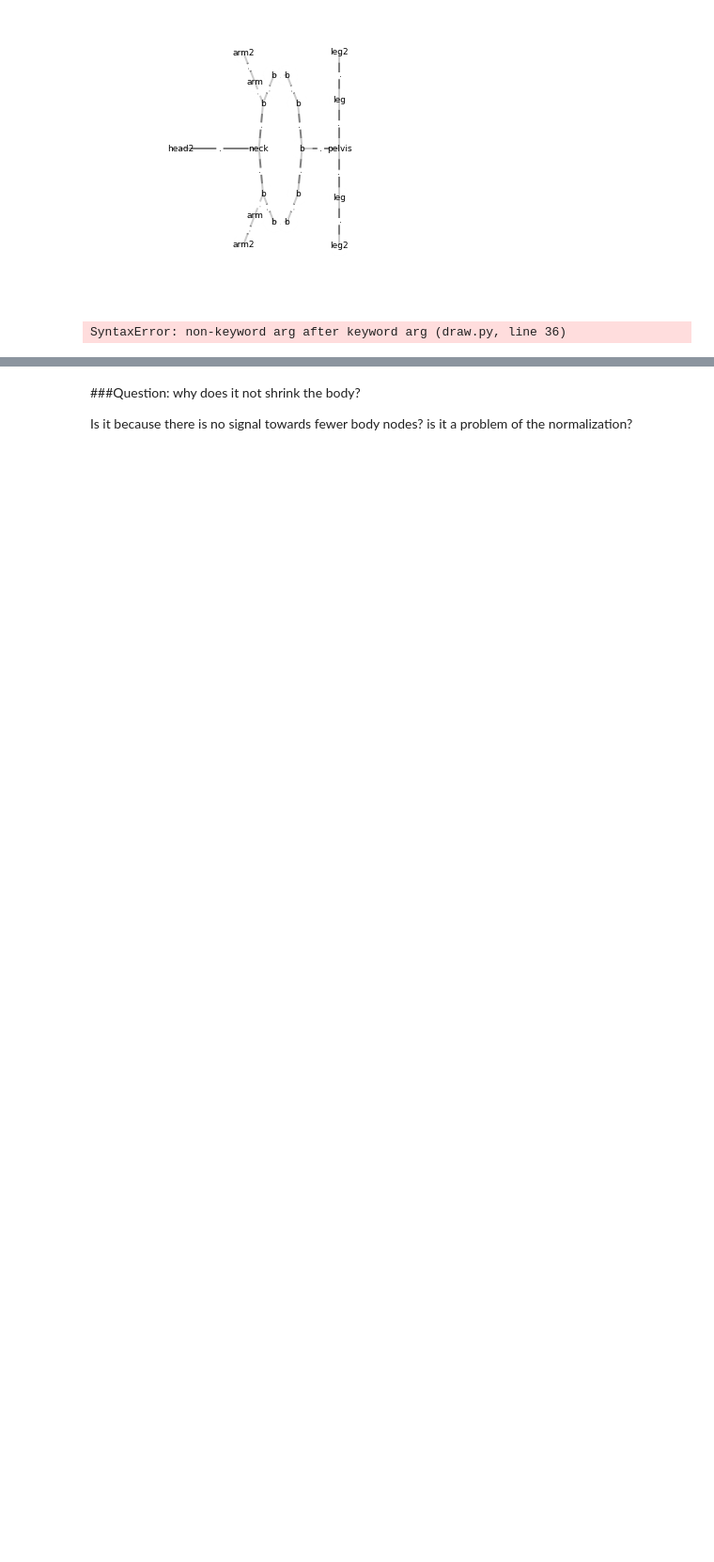
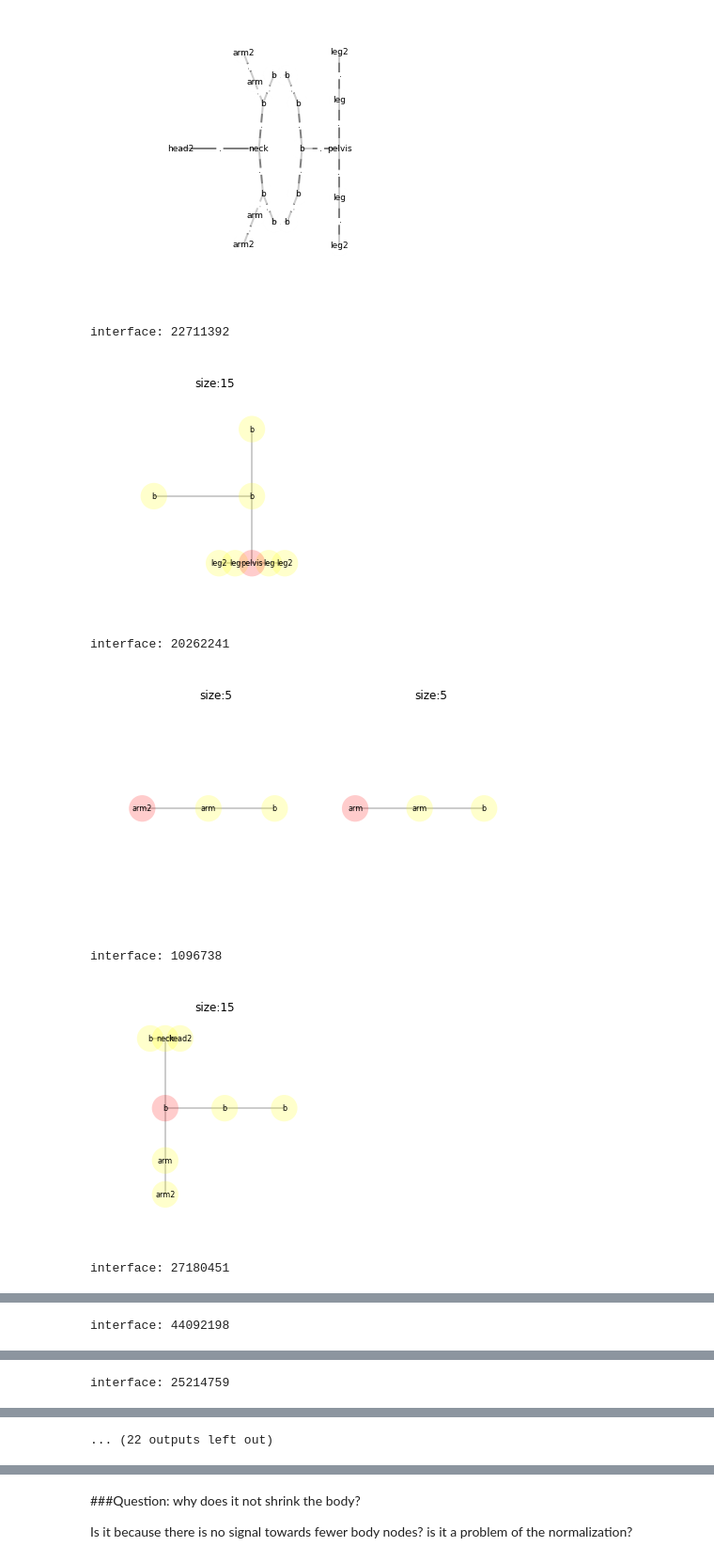
Before and after one commit to fabriziocosta/GraphLearn, a Jupyter notebook: example/StickFigure.ipynb, the cells around one changed output, grey strips where cells are left out. Shown at 94% size. Saved outputs shown, nothing was run; the diff lists cells and outputs as text; code cells hidden in the pictures; blank space fills up the shorter version.

```diff
--- a/example/StickFigure.ipynb
+++ b/example/StickFigure.ipynb
@@ -112,8 +115,17 @@ gr = [g2,g1,g1,g1,g1,g1]
 
 sampler=gl.GraphLearnSampler(radius_list=[0],thickness_list=[2], complexity=3)
 sampler.fit(gr,n_jobs=-1, core_interface_pair_remove_threshold=1, interface_remove_threshold=1)
-
-myutils.draw_grammar(sampler.local_substitutable_graph_grammar.grammar,5)
-myutils.draw_grammar_stats(sampler.local_substitutable_graph_grammar.grammar)
-# %% [output]
-SyntaxError: non-keyword arg after keyword arg (draw.py, line 36)
+# %%
+myutils.draw_grammar(sampler.local_substitutable_graph_grammar.grammar,n_productions=None,
+                     n_graphs_per_line=7, size=4,
+                     colormap='autumn', invert_colormap=True, font_size=8,
+                     vertex_alpha=0.2, edge_alpha=0.2, node_size=800,
+                     prog='circo', size_x_to_y_ratio=3)
+# %% [output]
+interface: 22711392
+[figure, added]
+interface: 20262241
+[figure, added]
+interface: 1096738
+[figure, added]
+interface: 27180451
@@ -119,0 +133 @@ SyntaxError: non-keyword arg after keyword arg (draw.py, line 36)
+interface: 44092198
@@ -119,0 +135 @@ SyntaxError: non-keyword arg after keyword arg (draw.py, line 36)
+interface: 25214759
@@ -119,0 +137 @@ SyntaxError: non-keyword arg after keyword arg (draw.py, line 36)
+... (22 outputs left out)
```
Also changed, not shown: parts of 5 cells of this notebook, 3 other files.
